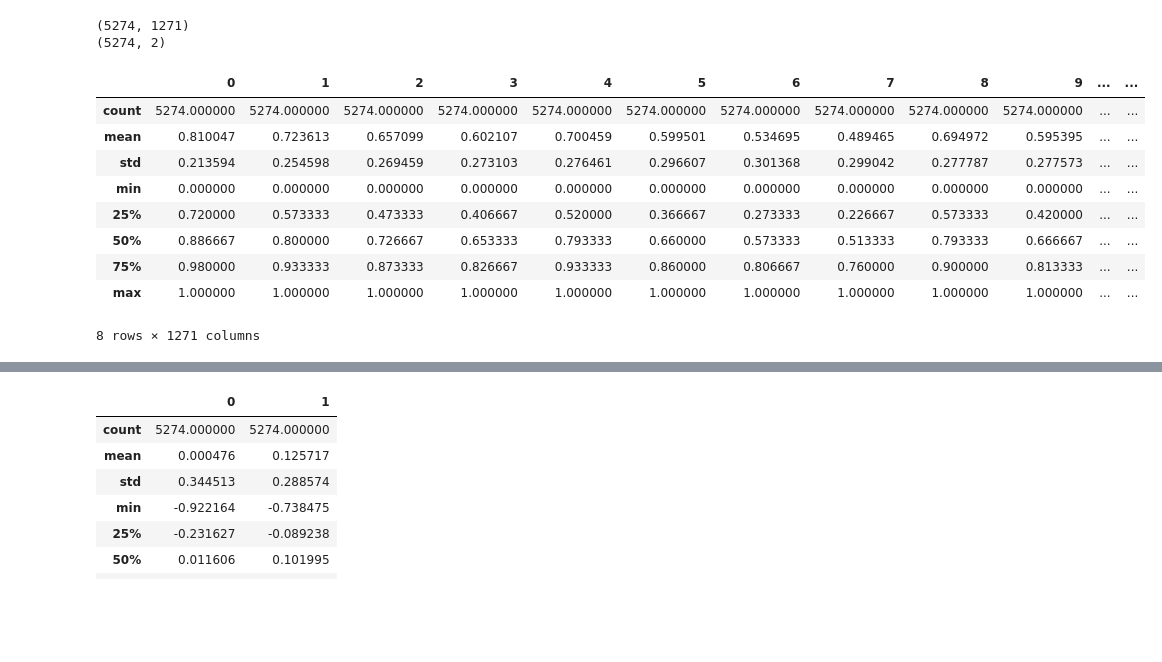
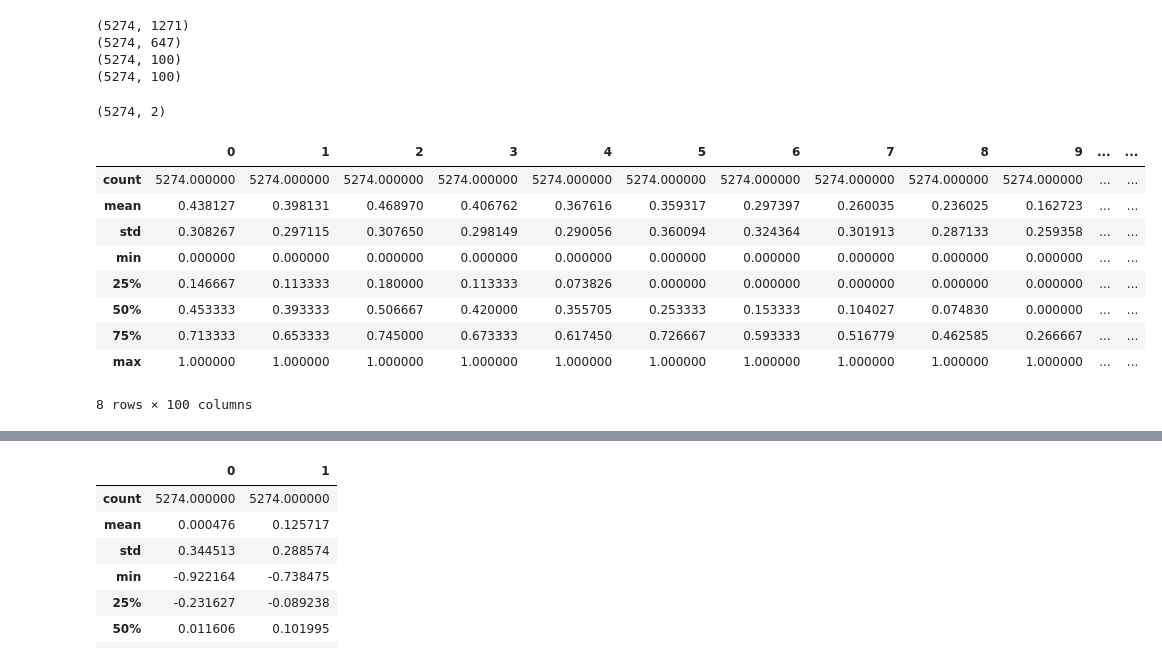
Before and after one commit to formyfamily/Guo-s-Motions-and-Emotions, a Jupyter notebook: visualize_data.ipynb, the cells around one changed output, grey strips where cells are left out. Cells and saved outputs as stored; diff of their text form; code cells hidden in the pictures; blank space fills up the shorter version.

```diff
--- a/visualize_data.ipynb
+++ b/visualize_data.ipynb
@@ -4,28 +4,42 @@ import pandas as pd
 from sklearn import preprocessing
 %matplotlib inline
 import matplotlib.pyplot as plt
+from sklearn.feature_selection import SelectKBest, VarianceThreshold
+from sklearn.feature_selection import f_regression
 
 dev_visual_features = np.load('data/dev_visual_features.npy')
 dev_annotations = np.load('data/dev_annotations.npy')
-dev_visual_features = sklearn.preprocessing.minmax_scale(dev_visual_features, feature_range=(0, 1), axis=0)
+dev_visual_features = preprocessing.minmax_scale(dev_visual_features, feature_range=(0, 1), axis=0)
+print(dev_visual_features.shape)
+dev_visual_features_selected = VarianceThreshold(threshold=0.01).fit_transform(dev_visual_features)
+print(dev_visual_features_selected.shape)
+dev_visual_features_selected_0 = SelectKBest(f_regression, k=100).fit_transform(dev_visual_features_selected, dev_annotations[:,0])
+print(dev_visual_features_selected_0.shape)
+dev_visual_features_selected_1 = SelectKBest(f_regression, k=100).fit_transform(dev_visual_features_selected, dev_annotations[:,1])
+print(dev_visual_features_selected_1.shape)
+# %% [output]
+(5274, 1271)
+(5274, 647)
+(5274, 100)
+(5274, 100)
 # %%
-print(dev_visual_features.shape)
 print(dev_annotations.shape)
-dev_visual_features = pd.DataFrame(dev_visual_features)
+dev_visual_features_selected = pd.DataFrame(dev_visual_features_selected)
+dev_visual_features_selected_0 = pd.DataFrame(dev_visual_features_selected_0)
+dev_visual_features_selected_1 = pd.DataFrame(dev_visual_features_selected_1)
 dev_annotations = pd.DataFrame(dev_annotations)
 # %% [output]
-(5274, 1271)
 (5274, 2)
 # %%
-dev_visual_features.describe()
+dev_visual_features_selected_0.describe()
 # %% [output]
 |  | 0 | 1 | 2 | 3 | 4 | 5 | 6 | 7 | 8 | 9 | ... | ... |
 | count | 5274.000000 | 5274.000000 | 5274.000000 | 5274.000000 | 5274.000000 | 5274.000000 | 5274.000000 | 5274.000000 | 5274.000000 | 5274.000000 | ... | ... |
-| mean | 0.810047 | 0.723613 | 0.657099 | 0.602107 | 0.700459 | 0.599501 | 0.534695 | 0.489465 | 0.694972 | 0.595395 | ... | ... |
-| std | 0.213594 | 0.254598 | 0.269459 | 0.273103 | 0.276461 | 0.296607 | 0.301368 | 0.299042 | 0.277787 | 0.277573 | ... | ... |
+| mean | 0.438127 | 0.398131 | 0.468970 | 0.406762 | 0.367616 | 0.359317 | 0.297397 | 0.260035 | 0.236025 | 0.162723 | ... | ... |
+| std | 0.308267 | 0.297115 | 0.307650 | 0.298149 | 0.290056 | 0.360094 | 0.324364 | 0.301913 | 0.287133 | 0.259358 | ... | ... |
 | min | 0.000000 | 0.000000 | 0.000000 | 0.000000 | 0.000000 | 0.000000 | 0.000000 | 0.000000 | 0.000000 | 0.000000 | ... | ... |
-| 25% | 0.720000 | 0.573333 | 0.473333 | 0.406667 | 0.520000 | 0.366667 | 0.273333 | 0.226667 | 0.573333 | 0.420000 | ... | ... |
-| 50% | 0.886667 | 0.800000 | 0.726667 | 0.653333 | 0.793333 | 0.660000 | 0.573333 | 0.513333 | 0.793333 | 0.666667 | ... | ... |
-| 75% | 0.980000 | 0.933333 | 0.873333 | 0.826667 | 0.933333 | 0.860000 | 0.806667 | 0.760000 | 0.900000 | 0.813333 | ... | ... |
+| 25% | 0.146667 | 0.113333 | 0.180000 | 0.113333 | 0.073826 | 0.000000 | 0.000000 | 0.000000 | 0.000000 | 0.000000 | ... | ... |
+| 50% | 0.453333 | 0.393333 | 0.506667 | 0.420000 | 0.355705 | 0.253333 | 0.153333 | 0.104027 | 0.074830 | 0.000000 | ... | ... |
+| 75% | 0.713333 | 0.653333 | 0.745000 | 0.673333 | 0.617450 | 0.726667 | 0.593333 | 0.516779 | 0.462585 | 0.266667 | ... | ... |
 | max | 1.000000 | 1.000000 | 1.000000 | 1.000000 | 1.000000 | 1.000000 | 1.000000 | 1.000000 | 1.000000 | 1.000000 | ... | ... |
-8 rows × 1271 columns
+8 rows × 100 columns
```
Also changed, not shown: parts of 2 cells of this notebook, 1 other file.
